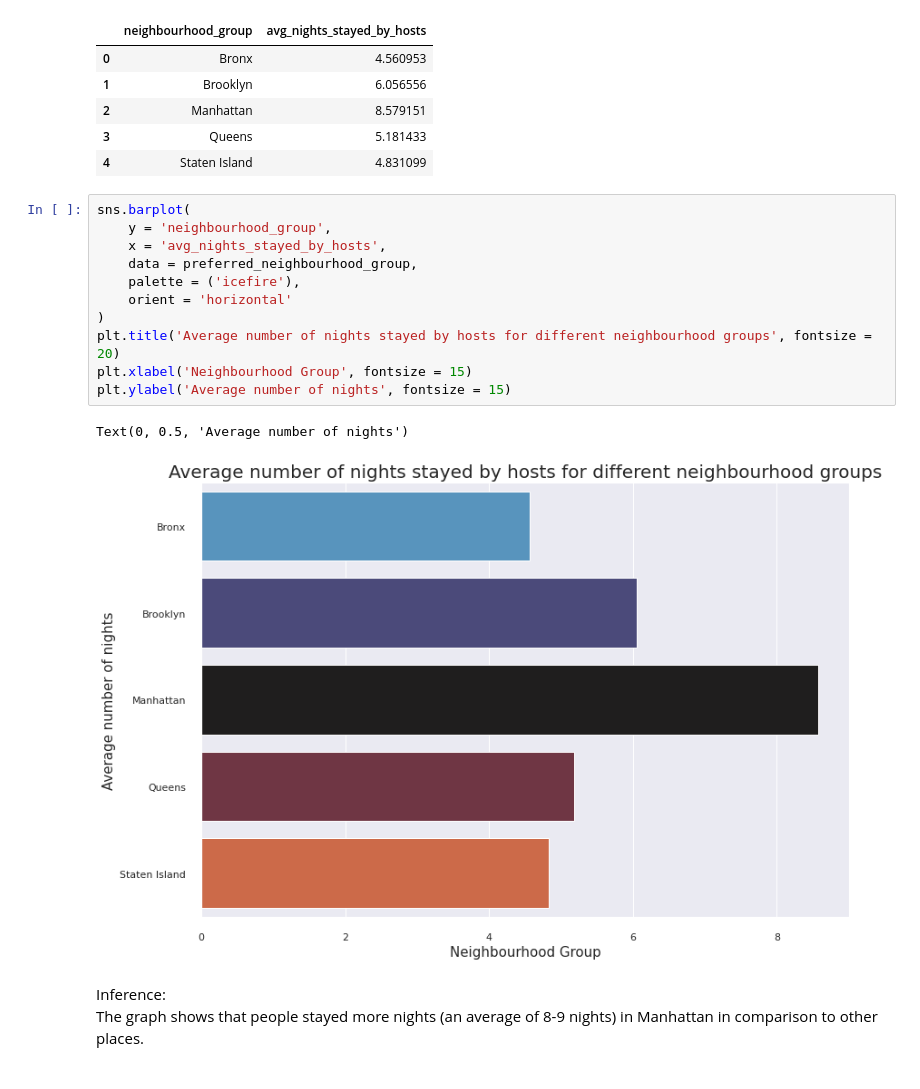
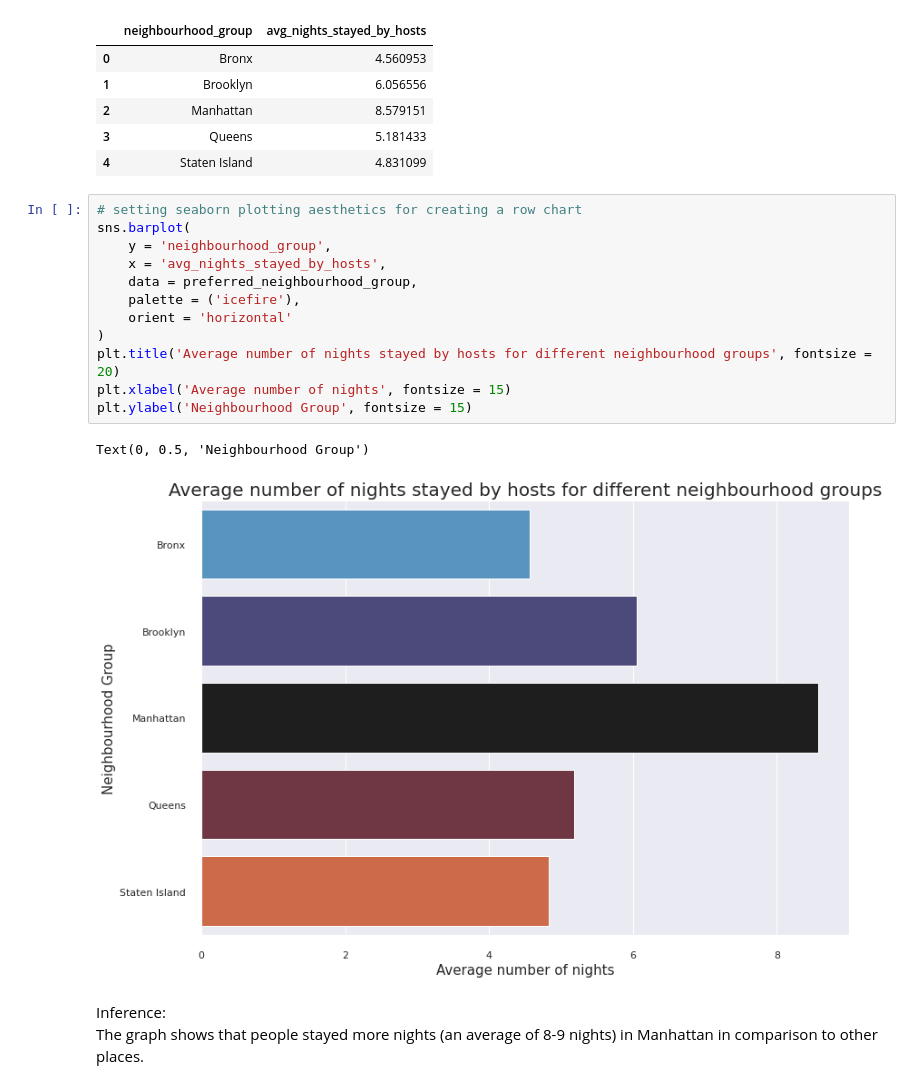
Before and after one commit to codeboy47/airbnb-booking-analysis, a Jupyter notebook: Akshit_Singh_Notebook.ipynb, the cells around one changed output. Cells and saved outputs as stored; diff of their text form.

```diff
--- a/Akshit_Singh_Notebook.ipynb
+++ b/Akshit_Singh_Notebook.ipynb
@@ -196,19 +196,20 @@ preferred_neighbourhood_group
 | 3 | Queens | 5.181433 |
 | 4 | Staten Island | 4.831099 |
 # %%
+# setting seaborn plotting aesthetics for creating a row chart
 sns.barplot(
     y = 'neighbourhood_group',
     x = 'avg_nights_stayed_by_hosts',
     data = preferred_neighbourhood_group,
     palette = ('icefire'),
     orient = 'horizontal'
 )
 plt.title('Average number of nights stayed by hosts for different neighbourhood groups', fontsize = 20)
-plt.xlabel('Neighbourhood Group', fontsize = 15)
-plt.ylabel('Average number of nights', fontsize = 15)
+plt.xlabel('Average number of nights', fontsize = 15)
+plt.ylabel('Neighbourhood Group', fontsize = 15)
 # %% [output]
-Text(0, 0.5, 'Average number of nights')
+Text(0, 0.5, 'Neighbourhood Group')
-[figure, old version]
+[figure, new version]
 # %% [markdown]
 Inference: <br>
 The graph shows that people stayed more nights (an average of 8-9 nights) in Manhattan in comparison to other places.
```
Also changed, not shown: parts of 3 cells of this notebook.
